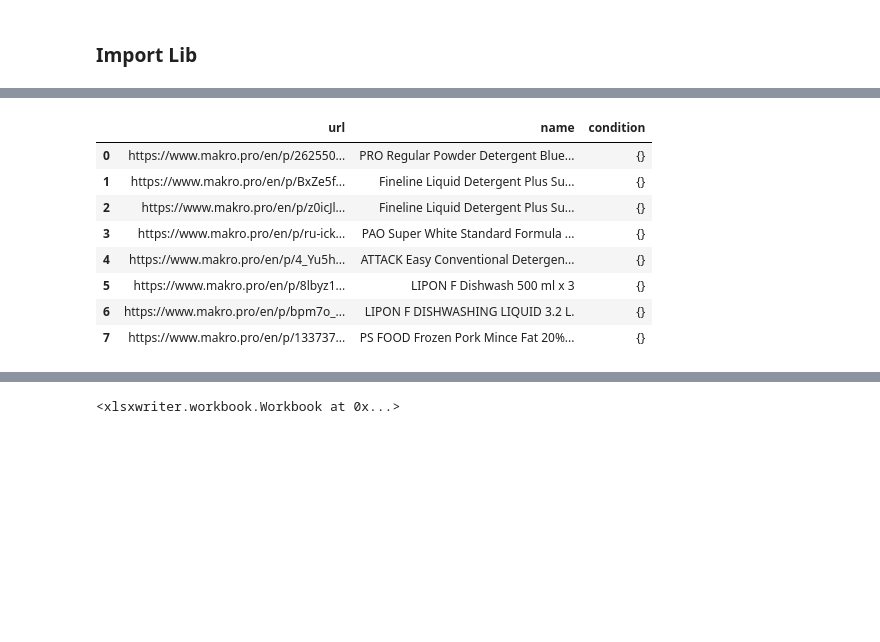
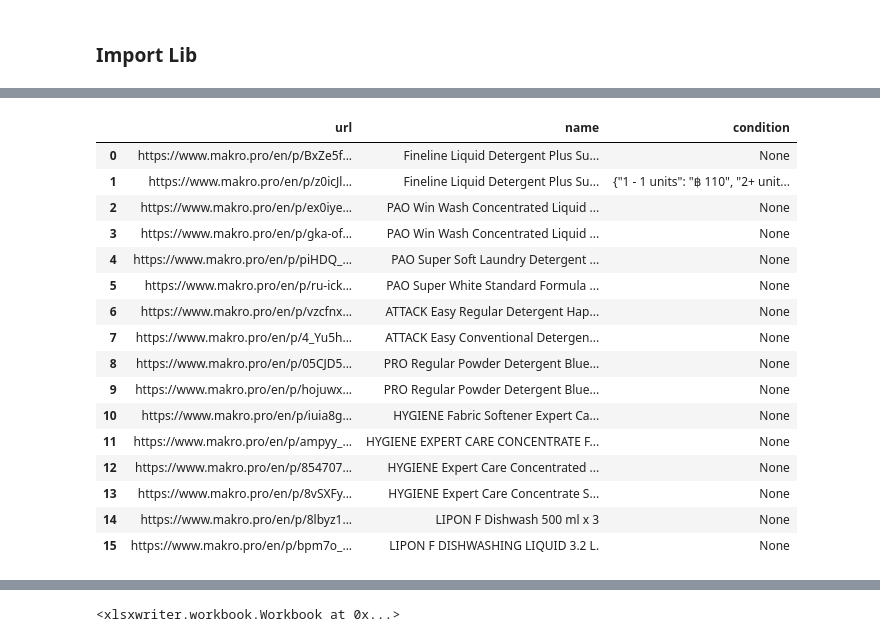
Before and after one commit to chaunijs/onlineshoppingprice, a Jupyter notebook: Makro_scraping.ipynb, the cells around one changed output, grey strips where cells are left out. Saved outputs shown, nothing was run; the diff lists cells and outputs as text; code cells hidden in the pictures; blank space fills up the shorter version.

Commit message:
[Fix] - Error polars create dataframe <-x- define Schema will resolve None [Add] - Join Table watchlist cond with watchlist Price

```diff
--- a/Makro_scraping.ipynb
+++ b/Makro_scraping.ipynb
@@ -75,5 +75,5 @@ Today is 2026-04-28
 # %%
-# @title Makro OLD success
+# @title Makro spa clicker
 from playwright.async_api import async_playwright
 from bs4 import BeautifulSoup
 import polars as pl
@@ -98,7 +98,16 @@ async def scrape_makro_spa_clicker(start_url: str):
         print("Walking through Makro's front door...")
 
         # Load the base URL ONCE
-        await page.goto(start_url, wait_until="networkidle")
+        # 1. Change wait_until to 'domcontentloaded' and increase the baseline timeout just in case
+        await page.goto(start_url, wait_until="domcontentloaded", timeout=60000)
+
+# 2. Add an explicit wait for a product card to actually appear on the screen.
+# (Note: Replace "div.product-card" with the actual CSS class of Makro's product items if it differs)
+        try:
+            await page.wait_for_selector("div[data-testid='product-card']", timeout=15000)
+            # Or whatever the CSS selector for a product card is on Makro
+        except Exception as e:
+            print(f"Warning: Products took too long to load or page is empty for {start_url}")
         await asyncio.sleep(6) # Wait for initial hydration
 
         assume_MAX_page = 16
@@ -206,7 +215,16 @@ async def scrape_makro_spa_clicker(start_url: str):
         await browser.close()
 
     # --- POLARS CLEANUP ---
-    df = pl.DataFrame(extracted_data)
+    # Explicitly define the schema so Polars doesn't crash if the first 100 items have None as a condition
+    df = pl.DataFrame(
+        extracted_data,
+        schema={
+            "name": str,
+            "promotion_price": float,
+            "original_price": float,
+            "condition": str
+        }
+    )
 
     if not df.is_empty():
         df = df.unique(subset=["name"], maintain_order=True)
@@ -457,13 +447,21 @@ shape: (8, 3)
 # %%
-df.to_pandas()
+df_watchlist_cond.to_pandas()
 # %% [output]
 |  | url | name | condition |
-| 0 | https://www.makro.pro/en/p/262550... | PRO Regular Powder Detergent Blue... | {} |
-| 1 | https://www.makro.pro/en/p/BxZe5f... | Fineline Liquid Detergent Plus Su... | {} |
-| 2 | https://www.makro.pro/en/p/z0icJl... | Fineline Liquid Detergent Plus Su... | {} |
-| 3 | https://www.makro.pro/en/p/ru-ick... | PAO Super White Standard Formula ... | {} |
-| 4 | https://www.makro.pro/en/p/4_Yu5h... | ATTACK Easy Conventional Detergen... | {} |
-| 5 | https://www.makro.pro/en/p/8lbyz1... | LIPON F Dishwash 500 ml x 3 | {} |
-| 6 | https://www.makro.pro/en/p/bpm7o_... | LIPON F DISHWASHING LIQUID 3.2 L. | {} |
-| 7 | https://www.makro.pro/en/p/133737... | PS FOOD Frozen Pork Mince Fat 20%... | {} |
+| 0 | https://www.makro.pro/en/p/BxZe5f... | Fineline Liquid Detergent Plus Su... | None |
+| 1 | https://www.makro.pro/en/p/z0icJl... | Fineline Liquid Detergent Plus Su... | {"1 - 1 units": "฿ 110", "2+ unit... |
+| 2 | https://www.makro.pro/en/p/ex0iye... | PAO Win Wash Concentrated Liquid ... | None |
+| 3 | https://www.makro.pro/en/p/gka-of... | PAO Win Wash Concentrated Liquid ... | None |
+| 4 | https://www.makro.pro/en/p/piHDQ_... | PAO Super Soft Laundry Detergent ... | None |
+| 5 | https://www.makro.pro/en/p/ru-ick... | PAO Super White Standard Formula ... | None |
+| 6 | https://www.makro.pro/en/p/vzcfnx... | ATTACK Easy Regular Detergent Hap... | None |
+| 7 | https://www.makro.pro/en/p/4_Yu5h... | ATTACK Easy Conventional Detergen... | None |
+| 8 | https://www.makro.pro/en/p/05CJD5... | PRO Regular Powder Detergent Blue... | None |
+| 9 | https://www.makro.pro/en/p/hojuwx... | PRO Regular Powder Detergent Blue... | None |
+| 10 | https://www.makro.pro/en/p/iuia8g... | HYGIENE Fabric Softener Expert Ca... | None |
+| 11 | https://www.makro.pro/en/p/ampyy_... | HYGIENE EXPERT CARE CONCENTRATE F... | None |
+| 12 | https://www.makro.pro/en/p/854707... | HYGIENE Expert Care Concentrated ... | None |
+| 13 | https://www.makro.pro/en/p/8vSXFy... | HYGIENE Expert Care Concentrate S... | None |
+| 14 | https://www.makro.pro/en/p/8lbyz1... | LIPON F Dishwash 500 ml x 3 | None |
+| 15 | https://www.makro.pro/en/p/bpm7o_... | LIPON F DISHWASHING LIQUID 3.2 L. | None |
 # %%
```
Also changed, not shown: parts of 19 cells of this notebook.
